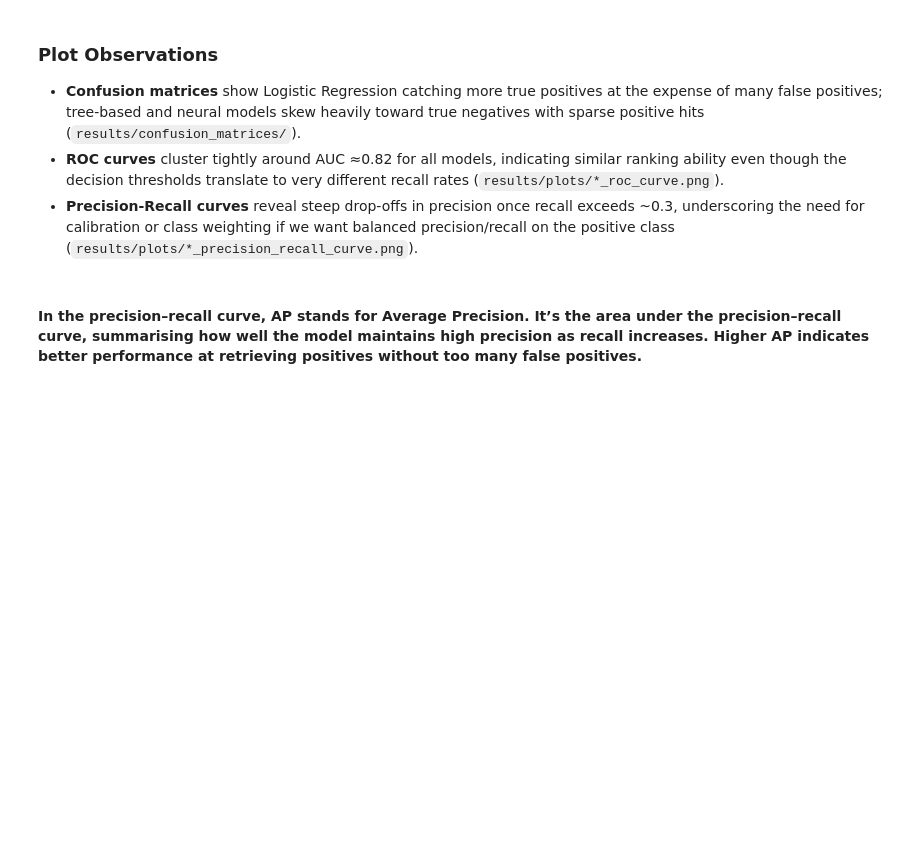
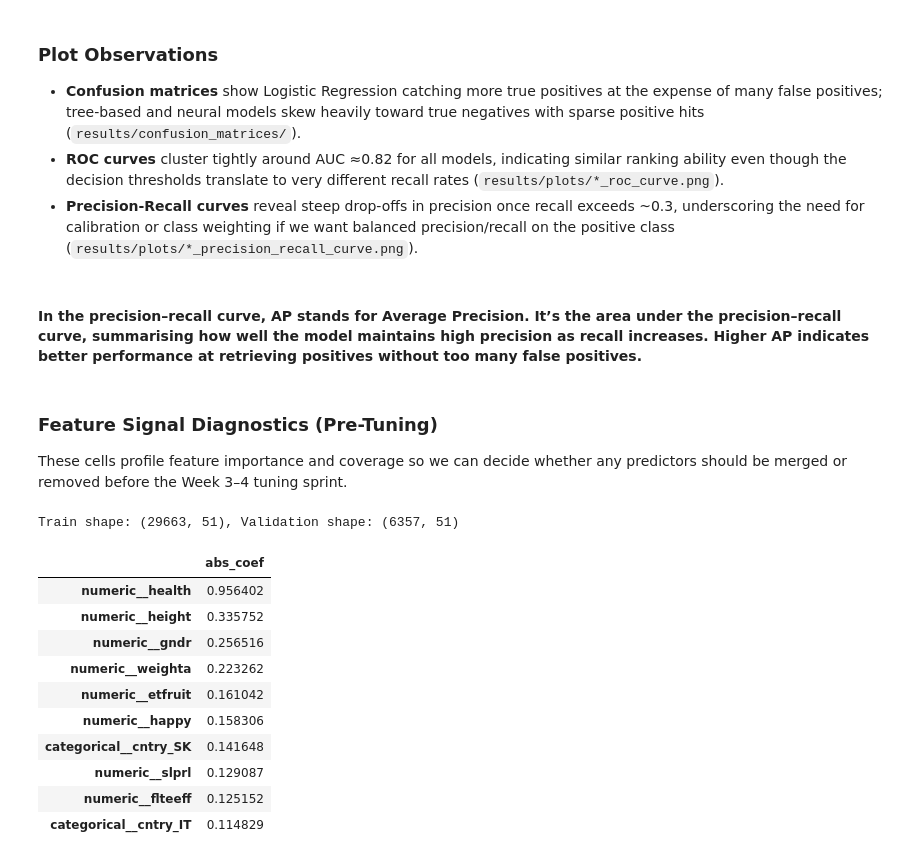
Before and after one commit to Petlaz/health-xai-prediction, a Jupyter notebook: notebooks/03_modeling.ipynb, the cells around one changed output. Saved outputs shown, nothing was run; the diff lists cells and outputs as text; code cells hidden in the pictures; blank space fills up the shorter version.

```diff
--- a/notebooks/03_modeling.ipynb
+++ b/notebooks/03_modeling.ipynb
@@ -253,3 +253,55 @@ else:
 - **Precision-Recall curves** reveal steep drop-offs in precision once recall exceeds ~0.3, underscoring the need for calibration or class weighting if we want balanced precision/recall on the positive class (`results/plots/*_precision_recall_curve.png`).
 # %% [markdown]
 #### In the precision–recall curve, AP stands for Average Precision. It’s the area under the precision–recall curve, summarising how well the model maintains high precision as recall increases. Higher AP indicates better performance at retrieving positives without too many false positives.
+# %% [markdown]
+### Feature Signal Diagnostics (Pre-Tuning)
+These cells profile feature importance and coverage so we can decide whether any predictors should be merged or removed before the Week 3–4 tuning sprint.
+# %%
+
+from pathlib import Path
+import joblib
+import pandas as pd
+import matplotlib.pyplot as plt
+from IPython.display import display
+from sklearn.linear_model import LogisticRegression
+from sklearn.ensemble import RandomForestClassifier
+from sklearn.inspection import permutation_importance
+
+PROJECT_ROOT = Path('..').resolve()
+DATA_PATH = PROJECT_ROOT / 'data' / 'processed' / 'health_clean.csv'
+SPLITS_PATH = PROJECT_ROOT / 'results' / 'models' / 'data_splits.joblib'
+MODELS_DIR = PROJECT_ROOT / 'results' / 'models'
+
+splits = joblib.load(SPLITS_PATH)
+X_train, X_val = splits['X_train'], splits['X_val']
+y_train, y_val = splits['y_train'], splits['y_val']
+feature_names = X_train.columns
+
+log_reg = joblib.load(MODELS_DIR / 'logistic_regression.joblib')
+rf = joblib.load(MODELS_DIR / 'random_forest.joblib')
+
+print(f"Train shape: {X_train.shape}, Validation shape: {X_val.shape}")
+# %% [output]
+Train shape: (29663, 51), Validation shape: (6357, 51)
+# %%
+
+# Logistic regression (balanced) coefficients
+coef_df = (
+    pd.Series(log_reg.coef_[0], index=feature_names)
+    .abs()
+    .sort_values(ascending=False)
+    .to_frame('abs_coef')
+)
+coef_df.head(10)
+# %% [output]
+|  | abs_coef |
+| numeric__health | 0.956402 |
+| numeric__height | 0.335752 |
+| numeric__gndr | 0.256516 |
+| numeric__weighta | 0.223262 |
+| numeric__etfruit | 0.161042 |
+| numeric__happy | 0.158306 |
+| categorical__cntry_SK | 0.141648 |
+| numeric__slprl | 0.129087 |
+| numeric__flteeff | 0.125152 |
+| categorical__cntry_IT | 0.114829 |
```
Also changed, not shown: parts of 9 cells of this notebook, 2 other files.
